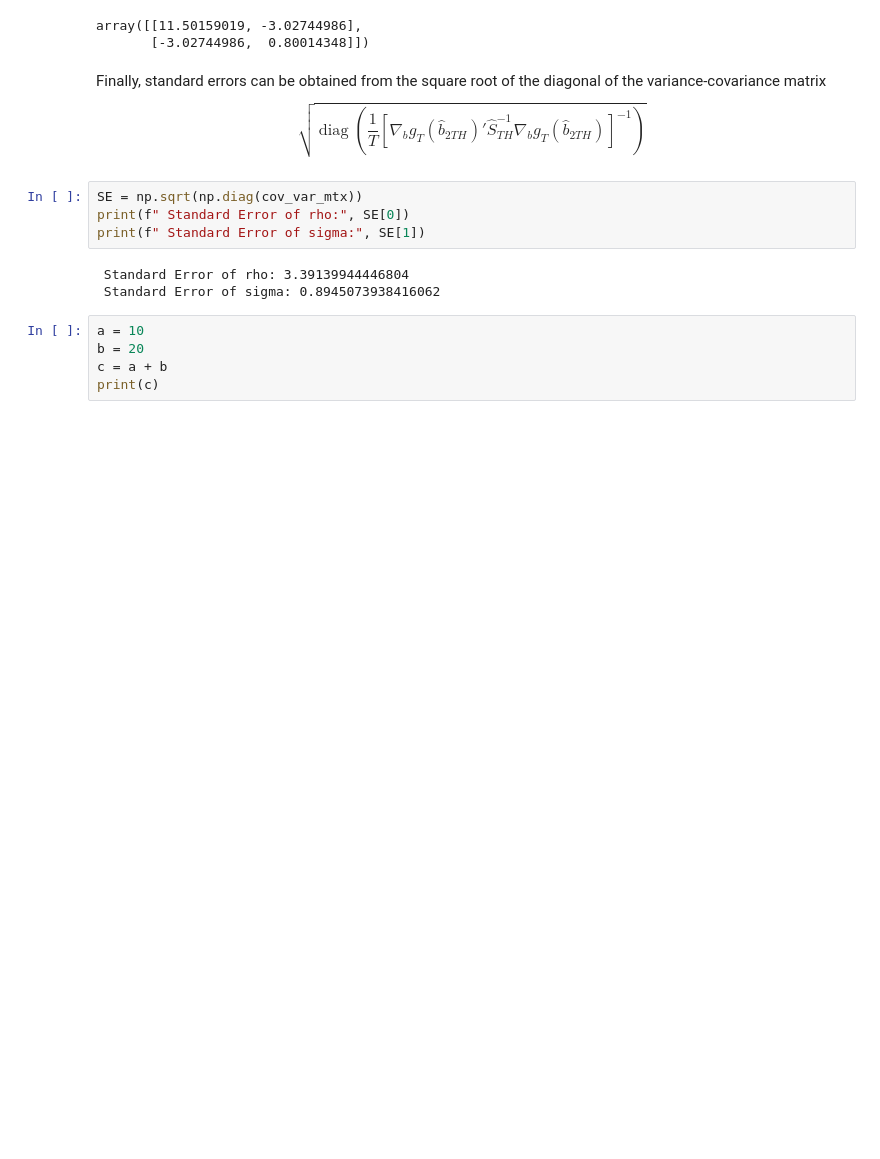
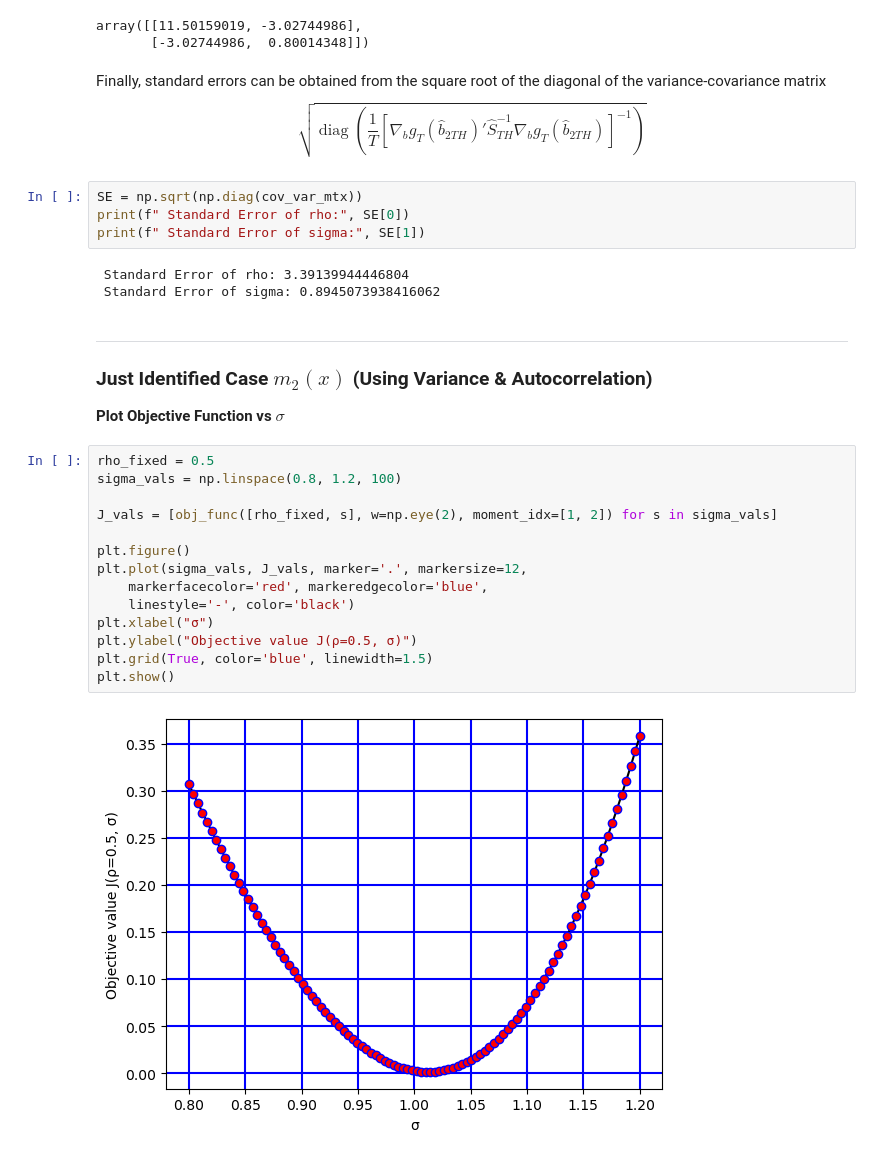
Before and after one commit to Mahan-Rezaeiii/Simulated-Method-of-Moments, a Jupyter notebook: Code/main.ipynb, the cells around one changed output. Cells and saved outputs as stored; diff of their text form; blank space fills up the shorter version.

```diff
--- a/Code/main.ipynb
+++ b/Code/main.ipynb
@@ -500,8 +500,25 @@ print(f" Standard Error of sigma:", SE[1])
 # %% [output]
  Standard Error of rho: 3.39139944446804
  Standard Error of sigma: 0.8945073938416062
-# %%
-a = 10
-b = 20
-c = a + b
-print(c)
+# %% [markdown]
+---
+
+### **Just Identified Case $m_2(x)$ (Using Variance & Autocorrelation)**
+
+**Plot Objective Function vs $\sigma$**
+# %%
+rho_fixed = 0.5
+sigma_vals = np.linspace(0.8, 1.2, 100)
+
+J_vals = [obj_func([rho_fixed, s], w=np.eye(2), moment_idx=[1, 2]) for s in sigma_vals]
+
+plt.figure()
+plt.plot(sigma_vals, J_vals, marker='.', markersize=12,
+    markerfacecolor='red', markeredgecolor='blue',
+    linestyle='-', color='black')
+plt.xlabel("σ")
+plt.ylabel("Objective value J(ρ=0.5, σ)")
+plt.grid(True, color='blue', linewidth=1.5)
+plt.show()
+# %% [output]
+[figure, added]
```
Also changed, not shown: parts of 8 cells of this notebook.
